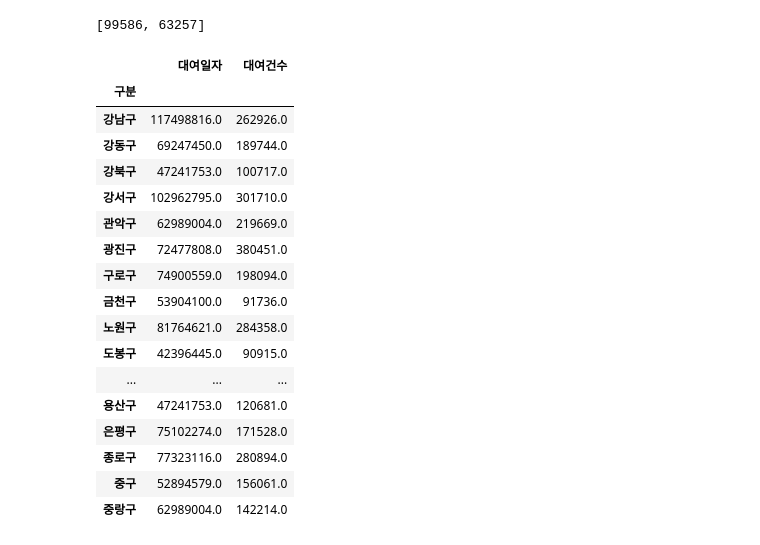
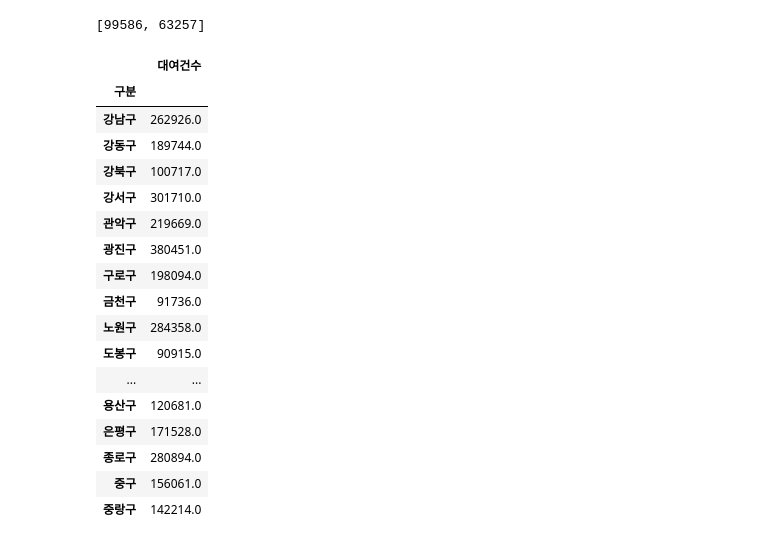
Before and after one commit to ChaeHyunIM/Helloworld, a Jupyter notebook: 데이터_분석.ipynb, the cells around one changed output. Saved outputs shown, nothing was run; the diff lists cells and outputs as text; code cells hidden in the pictures.

```diff
--- a/데이터_분석.ipynb
+++ b/데이터_분석.ipynb
@@ -106,23 +106,23 @@ total_use
 # %% [output]
 [99586, 63257]
 # %%
-d1.groupby('구분').sum()
+pd.DataFrame(d1.groupby('구분').sum()['대여건수']['대여일자=='])
 # %% [output]
-|  | 대여일자 | 대여건수 |
-| 구분 |  |  |
-| 강남구 | 117498816.0 | 262926.0 |
-| 강동구 | 69247450.0 | 189744.0 |
-| 강북구 | 47241753.0 | 100717.0 |
-| 강서구 | 102962795.0 | 301710.0 |
-| 관악구 | 62989004.0 | 219669.0 |
-| 광진구 | 72477808.0 | 380451.0 |
-| 구로구 | 74900559.0 | 198094.0 |
-| 금천구 | 53904100.0 | 91736.0 |
-| 노원구 | 81764621.0 | 284358.0 |
-| 도봉구 | 42396445.0 | 90915.0 |
-| ... | ... | ... |
-| 용산구 | 47241753.0 | 120681.0 |
-| 은평구 | 75102274.0 | 171528.0 |
-| 종로구 | 77323116.0 | 280894.0 |
-| 중구 | 52894579.0 | 156061.0 |
-| 중랑구 | 62989004.0 | 142214.0 |
+|  | 대여건수 |
+| 구분 |  |
+| 강남구 | 262926.0 |
+| 강동구 | 189744.0 |
+| 강북구 | 100717.0 |
+| 강서구 | 301710.0 |
+| 관악구 | 219669.0 |
+| 광진구 | 380451.0 |
+| 구로구 | 198094.0 |
+| 금천구 | 91736.0 |
+| 노원구 | 284358.0 |
+| 도봉구 | 90915.0 |
+| ... | ... |
+| 용산구 | 120681.0 |
+| 은평구 | 171528.0 |
+| 종로구 | 280894.0 |
+| 중구 | 156061.0 |
+| 중랑구 | 142214.0 |
```
Also changed, not shown: parts of 21 cells of this notebook.
